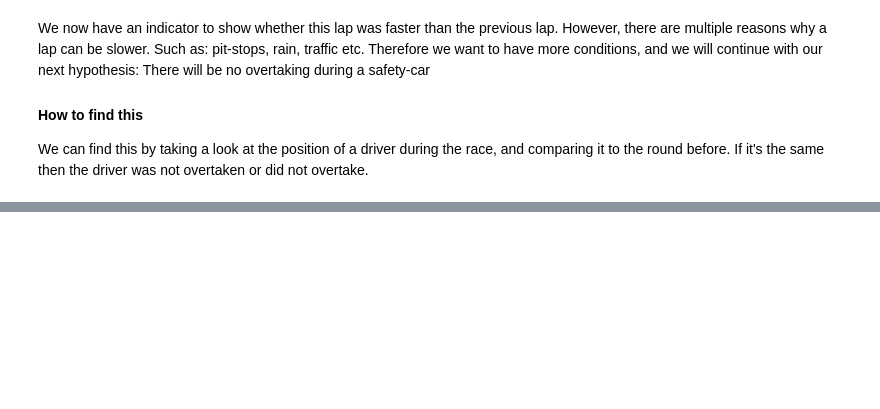
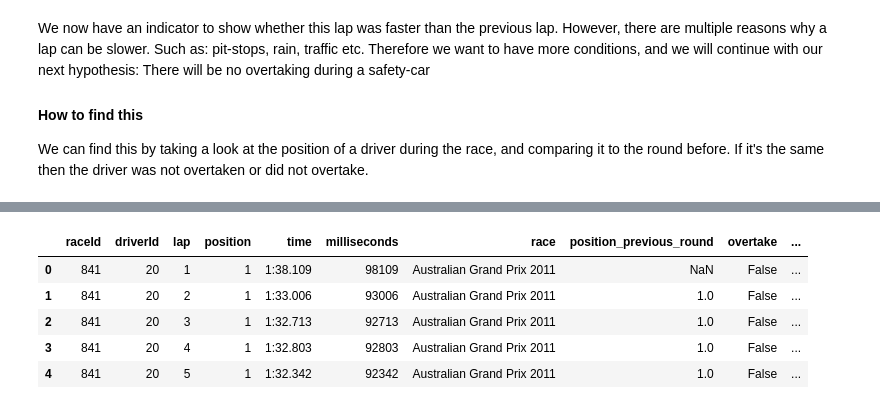
Before and after one commit to yannickaugustijn/F1, a Jupyter notebook: Safety cars.ipynb, the cells around one changed output, grey strips where cells are left out. Cells and saved outputs as stored; diff of their text form; code cells hidden in the pictures; blank space fills up the shorter version.

```diff
--- a/Safety cars.ipynb
+++ b/Safety cars.ipynb
@@ -183,0 +368,20 @@ We now have our second indicator finished, whether there was overtaking. We will
+# %%
+laptime_race_df = laptime_race_df.merge(laptime_race_df[['raceId', 'driverId', 'lap', 'milliseconds']]\
+                            .groupby(by = ['raceId', 'driverId', 'lap']) \
+                            .sum() \
+                            .groupby(level = [0,1]) \
+                            .cumsum() \
+                            .reset_index()
+                            .rename(columns = {'milliseconds' : 'cumulative_time'})
+                        , how = 'left'
+                        , on = ['raceId', 'driverId', 'lap']
+                       )
+
+laptime_race_df.head()
+# %% [output]
+|  | raceId | driverId | lap | position | time | milliseconds | race | position_previous_round | overtake | ... |
+| 0 | 841 | 20 | 1 | 1 | 1:38.109 | 98109 | Australian Grand Prix 2011 | NaN | False | ... |
+| 1 | 841 | 20 | 2 | 1 | 1:33.006 | 93006 | Australian Grand Prix 2011 | 1.0 | False | ... |
+| 2 | 841 | 20 | 3 | 1 | 1:32.713 | 92713 | Australian Grand Prix 2011 | 1.0 | False | ... |
+| 3 | 841 | 20 | 4 | 1 | 1:32.803 | 92803 | Australian Grand Prix 2011 | 1.0 | False | ... |
+| 4 | 841 | 20 | 5 | 1 | 1:32.342 | 92342 | Australian Grand Prix 2011 | 1.0 | False | ... |
```
Also changed, not shown: parts of 18 cells of this notebook.
